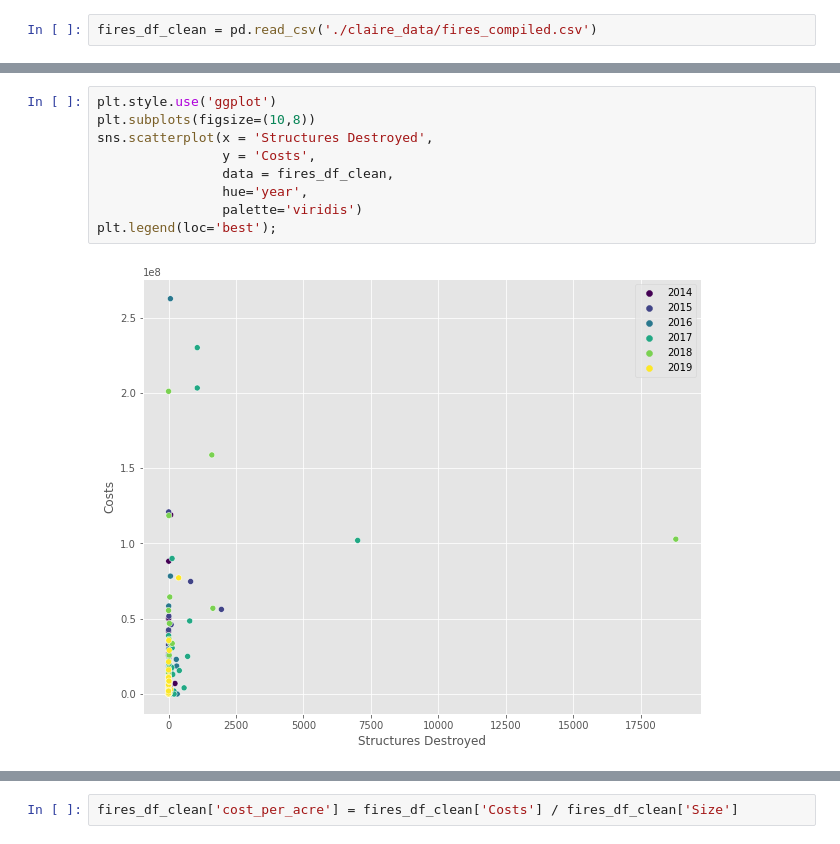
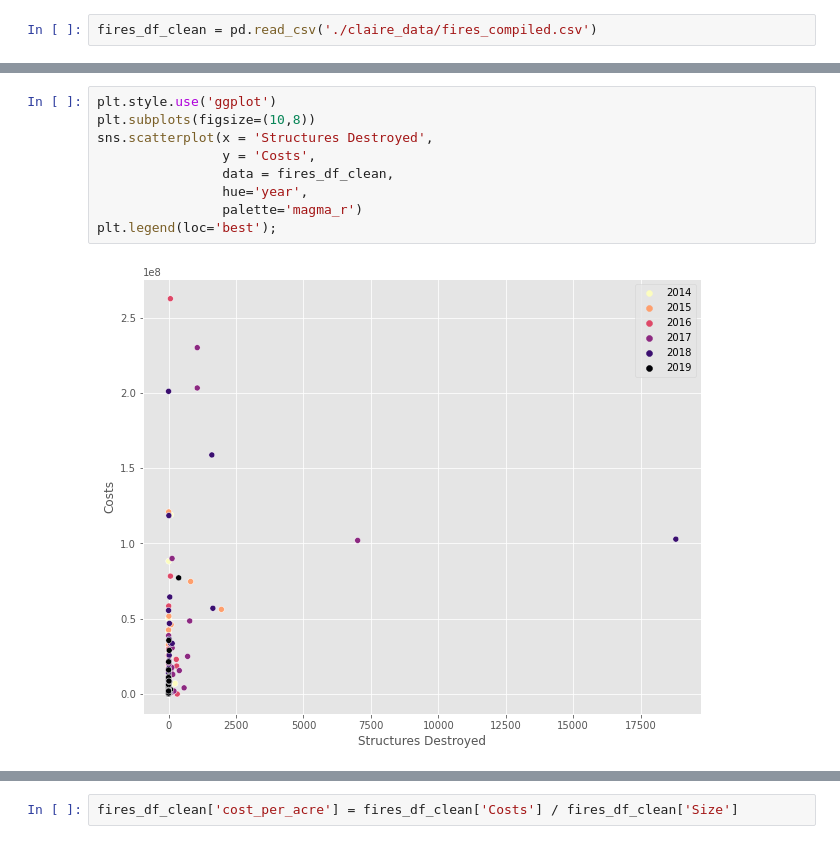
Before and after one commit to jefremides/Project_5, a Jupyter notebook: claire_eda.ipynb, the cells around one changed output, grey strips where cells are left out. Drawn from its saved outputs; the diff is of its cells as text.

```diff
--- a/claire_eda.ipynb
+++ b/claire_eda.ipynb
@@ -57,14 +70,14 @@ plt.legend(loc='best');
 # %%
 plt.style.use('ggplot')
 plt.subplots(figsize=(10,8))
 sns.scatterplot(x = 'Structures Destroyed',
                 y = 'Costs',
                 data = fires_df_clean,
                 hue='year',
-                palette='viridis')
+                palette='magma_r')
 plt.legend(loc='best');
 # %% [output]
-[figure, old version]
+[figure, new version]
 # %%
 fires_df_clean.sort_values(by='Structures Destroyed', ascending=False).head()
 # %% [output]
```
Also changed, not shown: parts of 25 cells of this notebook, 5 other files.
